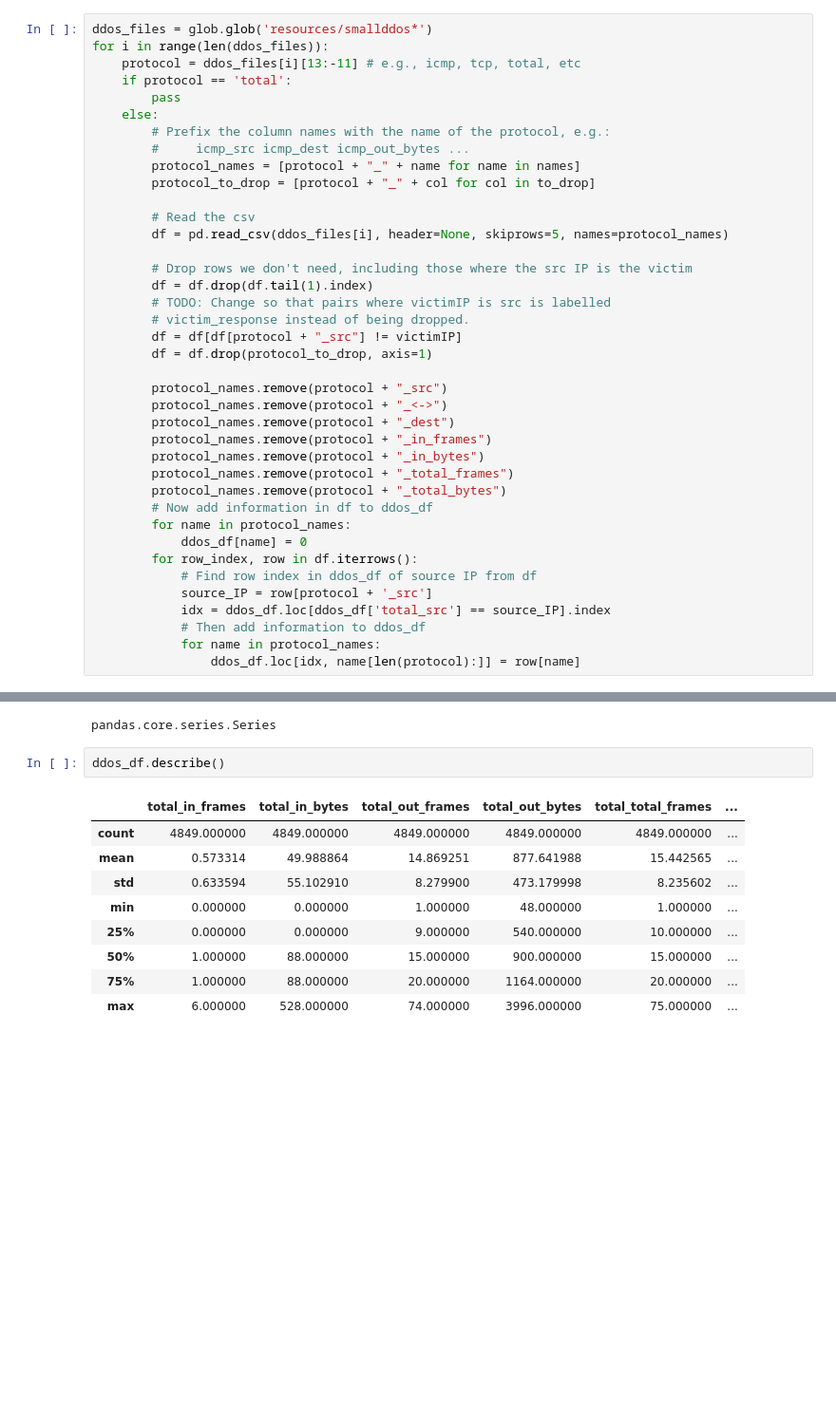
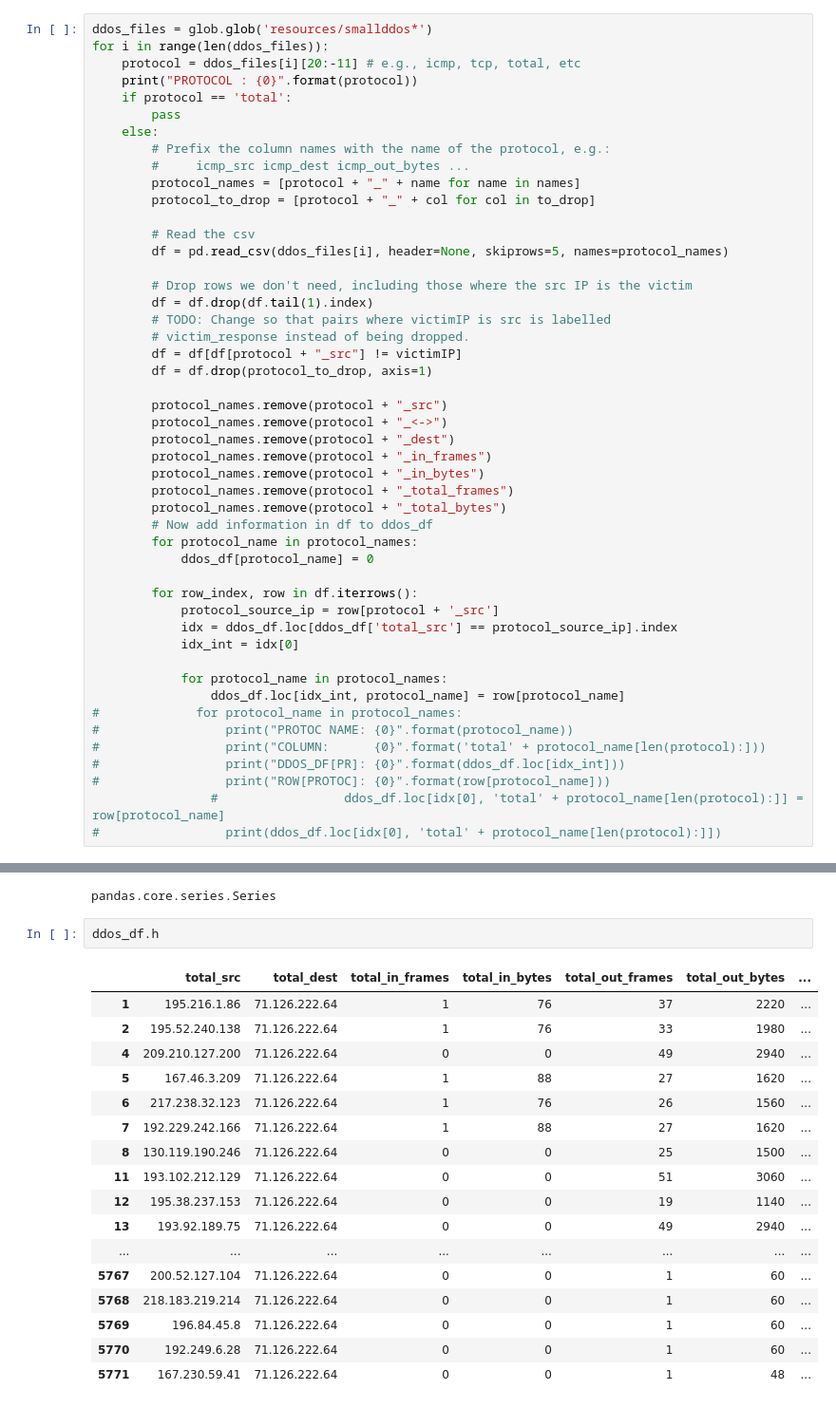
Before and after one commit to ishparii/escudo, a Jupyter notebook: ddos_extractor.ipynb, the cells around one changed output, grey strips where cells are left out. Shown at 95% size. Drawn from its saved outputs; the diff is of its cells as text; blank space fills up the shorter version.

```diff
--- a/ddos_extractor.ipynb
+++ b/ddos_extractor.ipynb
@@ -31,7 +31,8 @@ ddos_df = ddos_df[ddos_df.total_src != victimIP]
 # %%
 ddos_files = glob.glob('resources/smallddos*')
 for i in range(len(ddos_files)):
-    protocol = ddos_files[i][13:-11] # e.g., icmp, tcp, total, etc
+    protocol = ddos_files[i][20:-11] # e.g., icmp, tcp, total, etc
+    print("PROTOCOL : {0}".format(protocol))
     if protocol == 'total':
         pass
     else:
@@ -58,12 +59,20 @@ for i in range(len(ddos_files)):
         protocol_names.remove(protocol + "_total_frames")
         protocol_names.remove(protocol + "_total_bytes")
         # Now add information in df to ddos_df
-        for name in protocol_names:
-            ddos_df[name] = 0
+        for protocol_name in protocol_names:
+            ddos_df[protocol_name] = 0
+
         for row_index, row in df.iterrows():
-            # Find row index in ddos_df of source IP from df
-            source_IP = row[protocol + '_src']
-            idx = ddos_df.loc[ddos_df['total_src'] == source_IP].index
-            # Then add information to ddos_df
-            for name in protocol_names:
-                ddos_df.loc[idx, name[len(protocol):]] = row[name]
+            protocol_source_ip = row[protocol + '_src']
+            idx = ddos_df.loc[ddos_df['total_src'] == protocol_source_ip].index
+            idx_int = idx[0]
+
+            for protocol_name in protocol_names:
+                ddos_df.loc[idx_int, protocol_name] = row[protocol_name]
+#             for protocol_name in protocol_names:
+#                 print("PROTOC NAME: {0}".format(protocol_name))
+#                 print("COLUMN:      {0}".format('total' + protocol_name[len(protocol):]))
+#                 print("DDOS_DF[PR]: {0}".format(ddos_df.loc[idx_int]))
+#                 print("ROW[PROTOC]: {0}".format(row[protocol_name]))
+                #                 ddos_df.loc[idx[0], 'total' + protocol_name[len(protocol):]] = row[protocol_name]
+#                 print(ddos_df.loc[idx[0], 'total' + protocol_name[len(protocol):]])
@@ -106,14 +118,22 @@ type(ddos_df["total_src"])
 # %% [output]
 pandas.core.series.Series
 # %%
-ddos_df.describe()
+ddos_df.h
 # %% [output]
-|  | total_in_frames | total_in_bytes | total_out_frames | total_out_bytes | total_total_frames | ... |
-| count | 4849.000000 | 4849.000000 | 4849.000000 | 4849.000000 | 4849.000000 | ... |
-| mean | 0.573314 | 49.988864 | 14.869251 | 877.641988 | 15.442565 | ... |
-| std | 0.633594 | 55.102910 | 8.279900 | 473.179998 | 8.235602 | ... |
-| min | 0.000000 | 0.000000 | 1.000000 | 48.000000 | 1.000000 | ... |
-| 25% | 0.000000 | 0.000000 | 9.000000 | 540.000000 | 10.000000 | ... |
-| 50% | 1.000000 | 88.000000 | 15.000000 | 900.000000 | 15.000000 | ... |
-| 75% | 1.000000 | 88.000000 | 20.000000 | 1164.000000 | 20.000000 | ... |
-| max | 6.000000 | 528.000000 | 74.000000 | 3996.000000 | 75.000000 | ... |
+|  | total_src | total_dest | total_in_frames | total_in_bytes | total_out_frames | total_out_bytes | ... |
+| 1 | 195.216.1.86 | 71.126.222.64 | 1 | 76 | 37 | 2220 | ... |
+| 2 | 195.52.240.138 | 71.126.222.64 | 1 | 76 | 33 | 1980 | ... |
+| 4 | 209.210.127.200 | 71.126.222.64 | 0 | 0 | 49 | 2940 | ... |
+| 5 | 167.46.3.209 | 71.126.222.64 | 1 | 88 | 27 | 1620 | ... |
+| 6 | 217.238.32.123 | 71.126.222.64 | 1 | 76 | 26 | 1560 | ... |
+| 7 | 192.229.242.166 | 71.126.222.64 | 1 | 88 | 27 | 1620 | ... |
+| 8 | 130.119.190.246 | 71.126.222.64 | 0 | 0 | 25 | 1500 | ... |
+| 11 | 193.102.212.129 | 71.126.222.64 | 0 | 0 | 51 | 3060 | ... |
+| 12 | 195.38.237.153 | 71.126.222.64 | 0 | 0 | 19 | 1140 | ... |
+| 13 | 193.92.189.75 | 71.126.222.64 | 0 | 0 | 49 | 2940 | ... |
+| ... | ... | ... | ... | ... | ... | ... | ... |
+| 5767 | 200.52.127.104 | 71.126.222.64 | 0 | 0 | 1 | 60 | ... |
+| 5768 | 218.183.219.214 | 71.126.222.64 | 0 | 0 | 1 | 60 | ... |
+| 5769 | 196.84.45.8 | 71.126.222.64 | 0 | 0 | 1 | 60 | ... |
+| 5770 | 192.249.6.28 | 71.126.222.64 | 0 | 0 | 1 | 60 | ... |
+| 5771 | 167.230.59.41 | 71.126.222.64 | 0 | 0 | 1 | 48 | ... |
```
Also changed, not shown: parts of 5 cells of this notebook.
